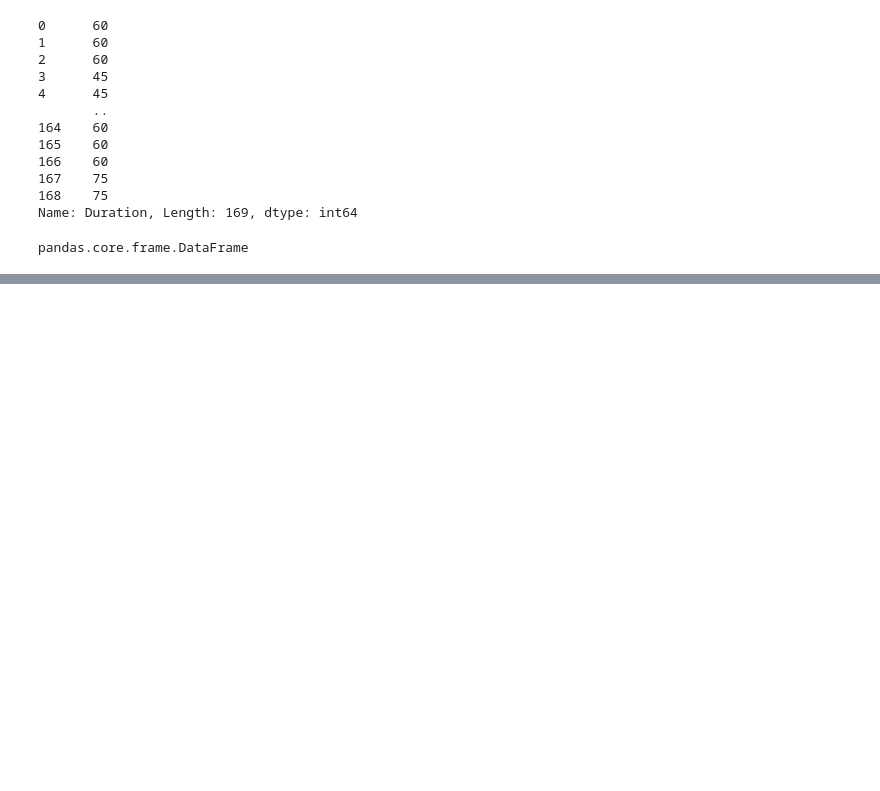
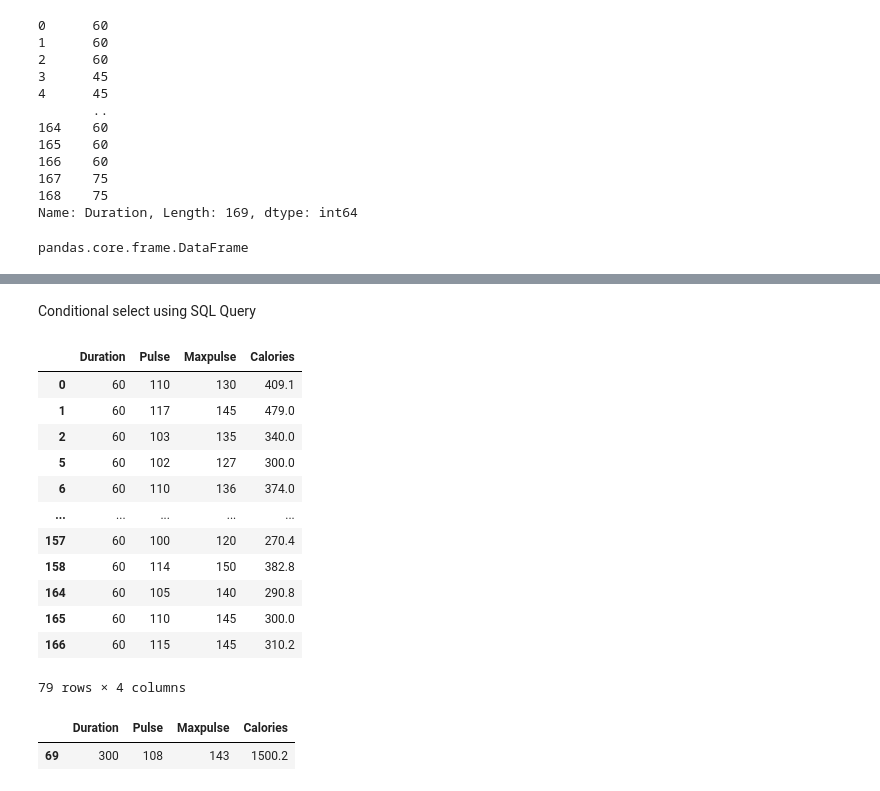
Before and after one commit to taahahussainkhan/Python, a Jupyter notebook: Pandas/dataframe.ipynb, the cells around one changed output, grey strips where cells are left out. Cells and saved outputs as stored; diff of their text form; code cells hidden in the pictures; blank space fills up the shorter version.

Commit message:
Dataframe operations

```diff
--- a/Pandas/dataframe.ipynb
+++ b/Pandas/dataframe.ipynb
@@ -70,0 +127,23 @@ pandas.core.frame.DataFrame
+# %% [markdown]
+Conditional select using SQL Query
+# %%
+df[df.Duration==60]
+# %% [output]
+|  | Duration | Pulse | Maxpulse | Calories |
+| 0 | 60 | 110 | 130 | 409.1 |
+| 1 | 60 | 117 | 145 | 479.0 |
+| 2 | 60 | 103 | 135 | 340.0 |
+| 5 | 60 | 102 | 127 | 300.0 |
+| 6 | 60 | 110 | 136 | 374.0 |
+| ... | ... | ... | ... | ... |
+| 157 | 60 | 100 | 120 | 270.4 |
+| 158 | 60 | 114 | 150 | 382.8 |
+| 164 | 60 | 105 | 140 | 290.8 |
+| 165 | 60 | 110 | 145 | 300.0 |
+| 166 | 60 | 115 | 145 | 310.2 |
+79 rows × 4 columns
+# %%
+df[df.Duration==df.Duration.max()]
+# %% [output]
+|  | Duration | Pulse | Maxpulse | Calories |
+| 69 | 300 | 108 | 143 | 1500.2 |
```
Also changed, not shown: parts of 10 cells of this notebook, 8 other files.
